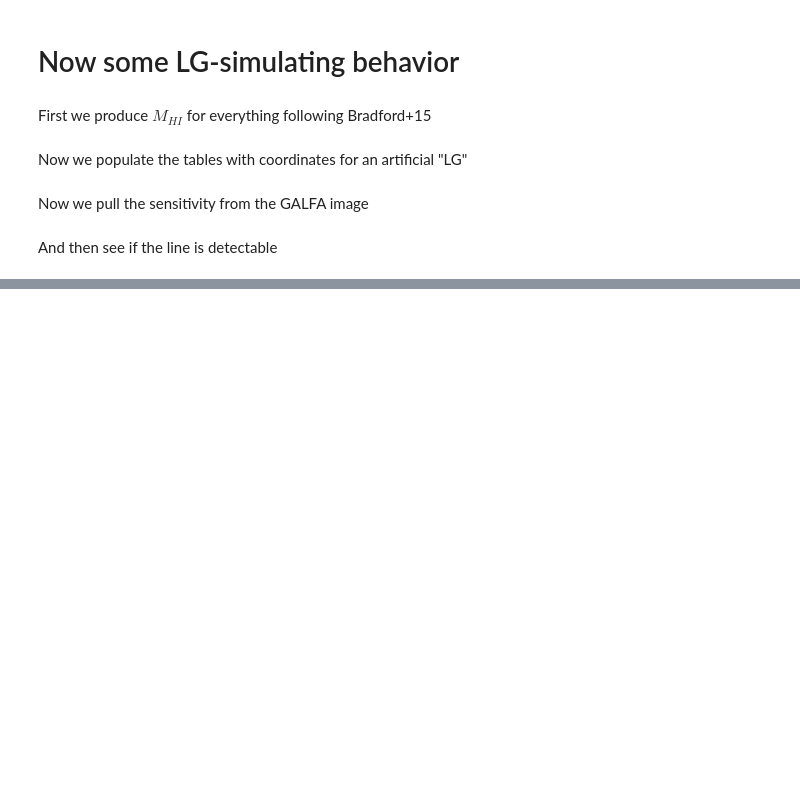
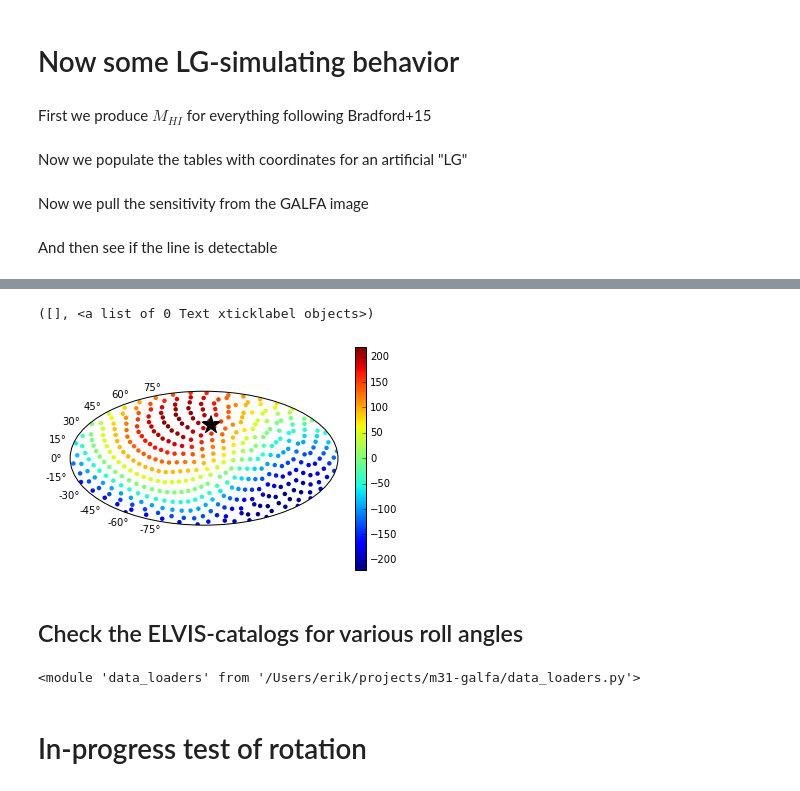
Before and after one commit to eteq/galvis, a Jupyter notebook: ELVIS-GALFA-M31.ipynb, the cells around one changed output, grey strips where cells are left out. Saved outputs shown, nothing was run; the diff lists cells and outputs as text; code cells hidden in the pictures; blank space fills up the shorter version.

Commit message:
in progress but wrong re-jiggering of rotations

```diff
--- a/ELVIS-GALFA-M31.ipynb
+++ b/ELVIS-GALFA-M31.ipynb
@@ -157,0 +224,17 @@ Venus&Serana 687.4 kpc -157.8 km / s
+# %%
+ax = plt.subplot(projection='hammer')
+scat = ax.scatter(*coo_to_scatter_inputs(sc.icrs), c=vr, lw=0)
+plt.colorbar(scat)
+
+ax.scatter(*coo_to_scatter_inputs(m31.icrs), c='k', marker='*', s=350)
+
+plt.xticks([])
+# %% [output]
+([], <a list of 0 Text xticklabel objects>)
+[figure, added]
+# %% [markdown]
+## Check the ELVIS-catalogs for various roll angles
+# %%
+reload(data_loaders)
+# %% [output]
+<module 'data_loaders' from '/Users/erik/projects/m31-galfa/data_loaders.py'>
@@ -157,0 +264,2 @@ Venus&Serana 687.4 kpc -157.8 km / s
+# %% [markdown]
+# In-progress test of rotation
```
Also changed, not shown: parts of 19 cells of this notebook, 1 other file.
